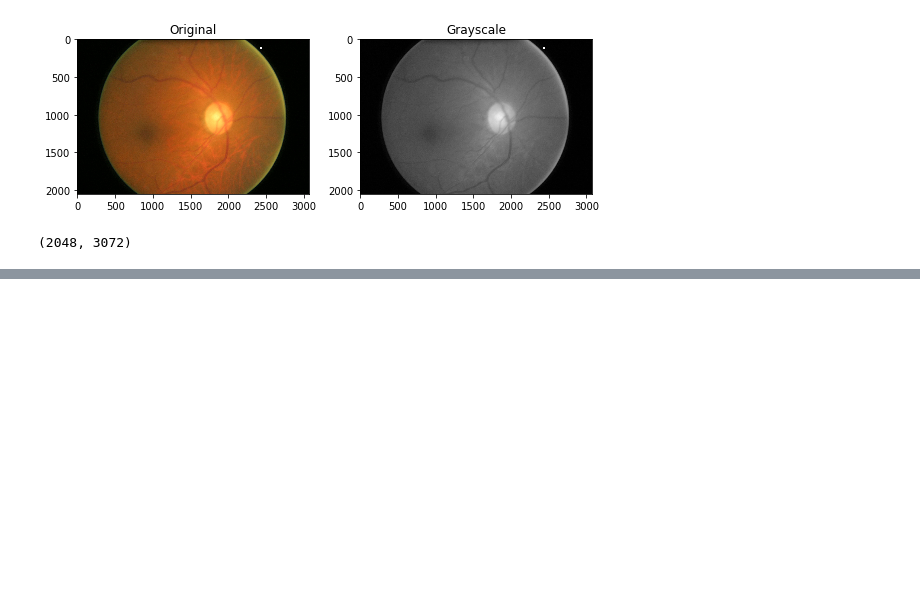
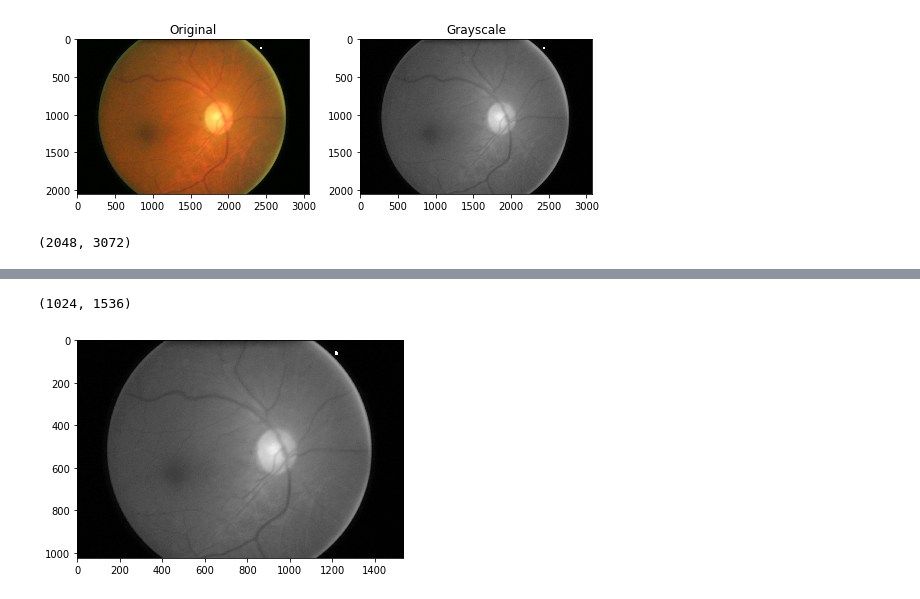
Before and after one commit to mirtanvirislam/Deep-Learning-Based-Glaucoma-Detection-with-Cropped-Optic-Cup-and-Disc-and-Blood-Vessel-Segmentation, a Jupyter notebook: Machine Learning Algorithms/Fundus Image import v1.ipynb, the cells around one changed output, grey strips where cells are left out. Cells and saved outputs as stored; diff of their text form; code cells hidden in the pictures; blank space fills up the shorter version.

```diff
--- a/Machine Learning Algorithms/Fundus Image import v1.ipynb
+++ b/Machine Learning Algorithms/Fundus Image import v1.ipynb
@@ -54,0 +73,9 @@ grayscale.shape
+# %%
+flattened_image = grayscale[::2]
+flattened_image = np.transpose(flattened_image)[::2]
+flattened_image = np.transpose(flattened_image)
+imshow(flattened_image, cmap=plt.cm.gray)
+flattened_image.shape
+# %% [output]
+(1024, 1536)
+[figure, added]
```
Also changed, not shown: parts of 4 cells of this notebook.
